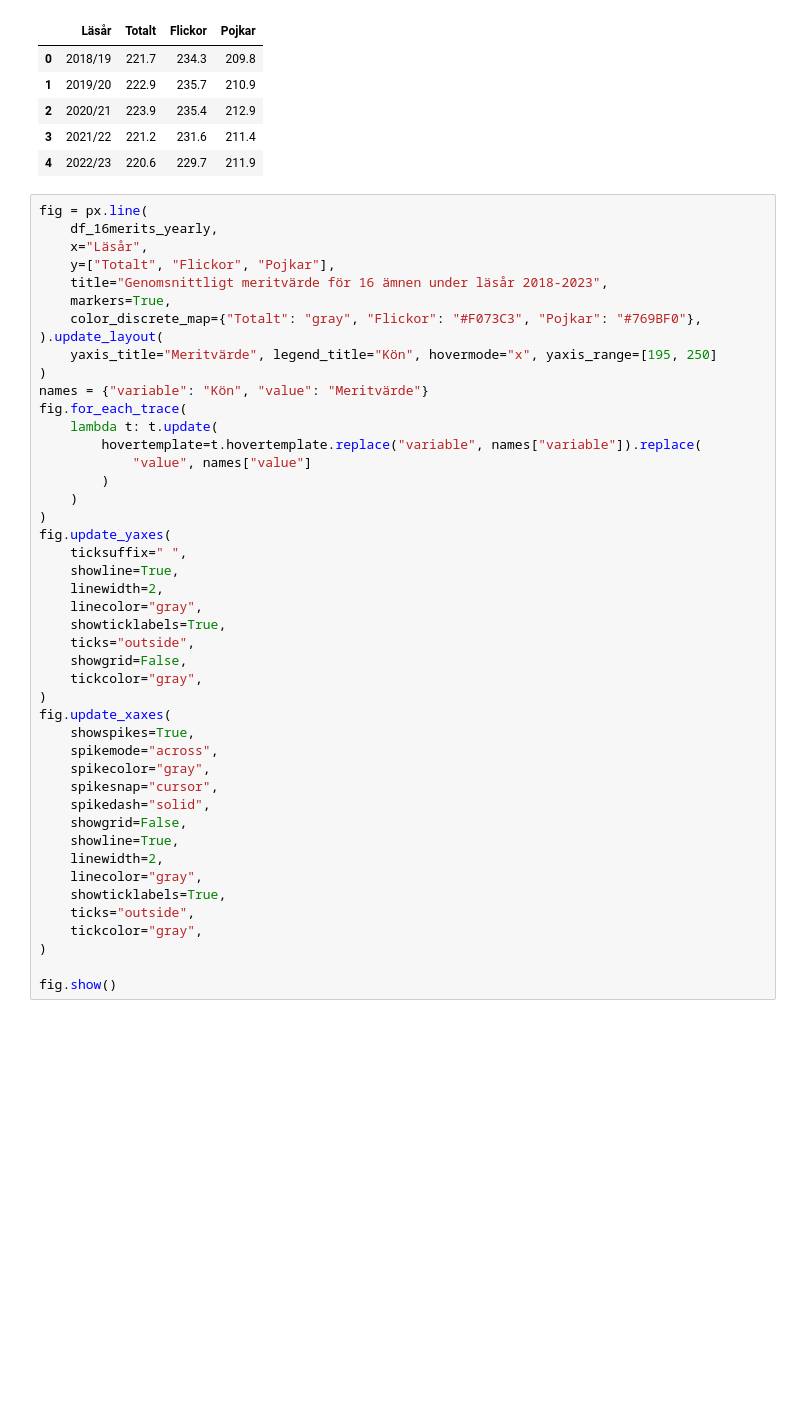
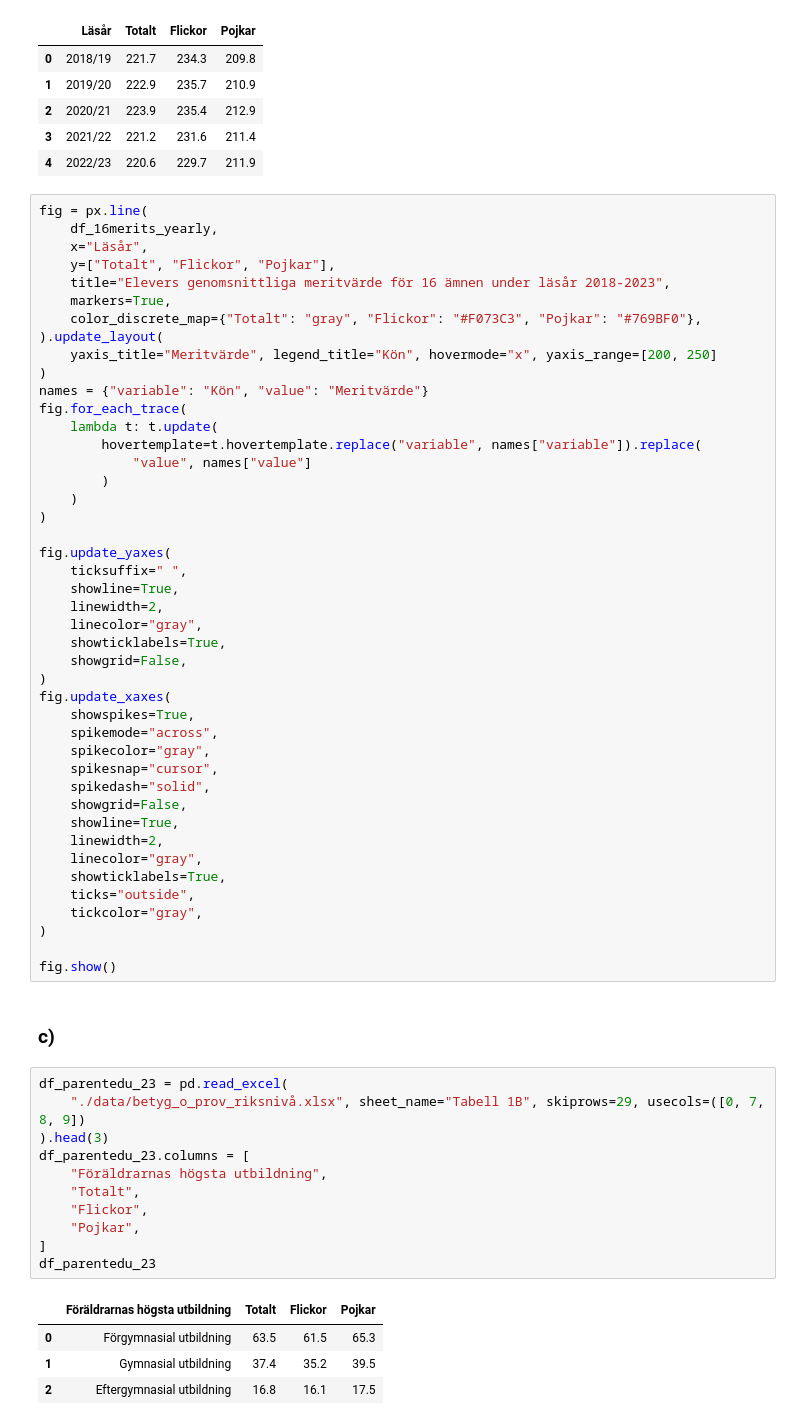
Before and after one commit to LordOfTurtles/Python-Erik-Johansson-OPA23, a Jupyter notebook: labb2/labb2.ipynb, the cells around one changed output. Drawn from its saved outputs; the diff is of its cells as text; blank space fills up the shorter version.

Commit message:
dataframe and graph parents education level

```diff
--- a/labb2/labb2.ipynb
+++ b/labb2/labb2.ipynb
@@ -225,11 +226,11 @@ fig = px.line(
     df_16merits_yearly,
     x="Läsår",
     y=["Totalt", "Flickor", "Pojkar"],
-    title="Genomsnittligt meritvärde för 16 ämnen under läsår 2018-2023",
+    title="Elevers genomsnittliga meritvärde för 16 ämnen under läsår 2018-2023",
     markers=True,
     color_discrete_map={"Totalt": "gray", "Flickor": "#F073C3", "Pojkar": "#769BF0"},
 ).update_layout(
-    yaxis_title="Meritvärde", legend_title="Kön", hovermode="x", yaxis_range=[195, 250]
+    yaxis_title="Meritvärde", legend_title="Kön", hovermode="x", yaxis_range=[200, 250]
 )
 names = {"variable": "Kön", "value": "Meritvärde"}
 fig.for_each_trace(
@@ -239,15 +240,14 @@ fig.for_each_trace(
         )
     )
 )
+
 fig.update_yaxes(
     ticksuffix=" ",
     showline=True,
     linewidth=2,
     linecolor="gray",
     showticklabels=True,
-    ticks="outside",
     showgrid=False,
-    tickcolor="gray",
 )
 fig.update_xaxes(
     showspikes=True,
@@ -265,3 +265,21 @@ fig.update_xaxes(
 )
 
 fig.show()
+# %% [markdown]
+### c)
+# %%
+df_parentedu_23 = pd.read_excel(
+    "./data/betyg_o_prov_riksnivå.xlsx", sheet_name="Tabell 1B", skiprows=29, usecols=([0, 7, 8, 9])
+).head(3)
+df_parentedu_23.columns = [
+    "Föräldrarnas högsta utbildning",
+    "Totalt",
+    "Flickor",
+    "Pojkar",
+]
+df_parentedu_23
+# %% [output]
+|  | Föräldrarnas högsta utbildning | Totalt | Flickor | Pojkar |
+| 0 | Förgymnasial utbildning | 63.5 | 61.5 | 65.3 |
+| 1 | Gymnasial utbildning | 37.4 | 35.2 | 39.5 |
+| 2 | Eftergymnasial utbildning | 16.8 | 16.1 | 17.5 |
```
Also changed, not shown: parts of 2 cells of this notebook.
